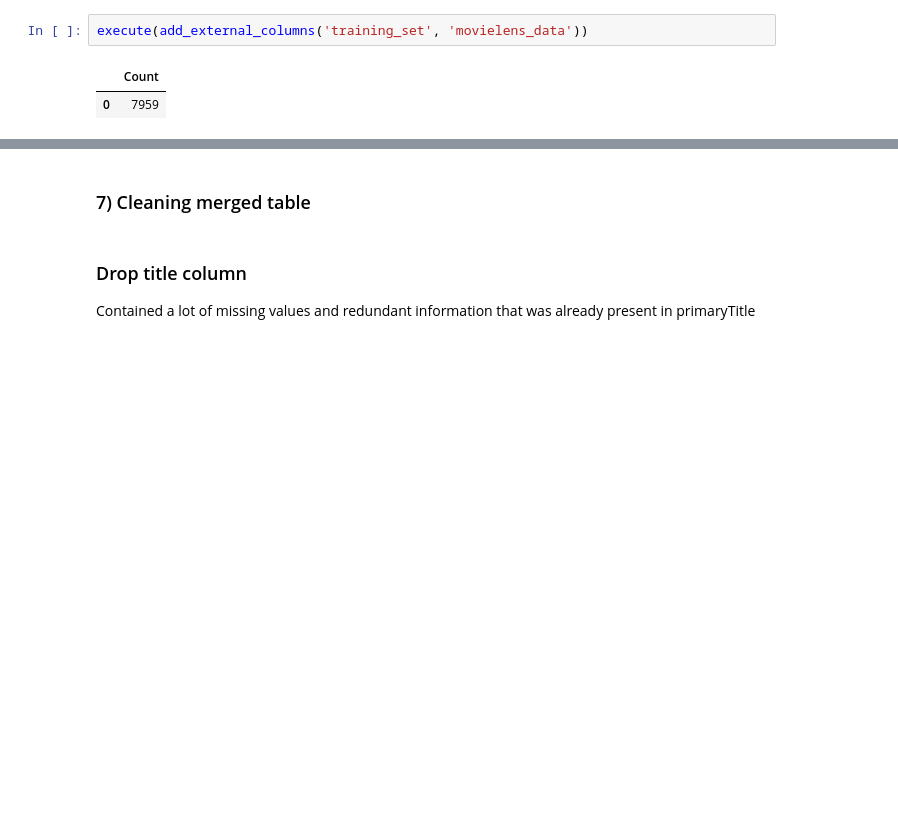
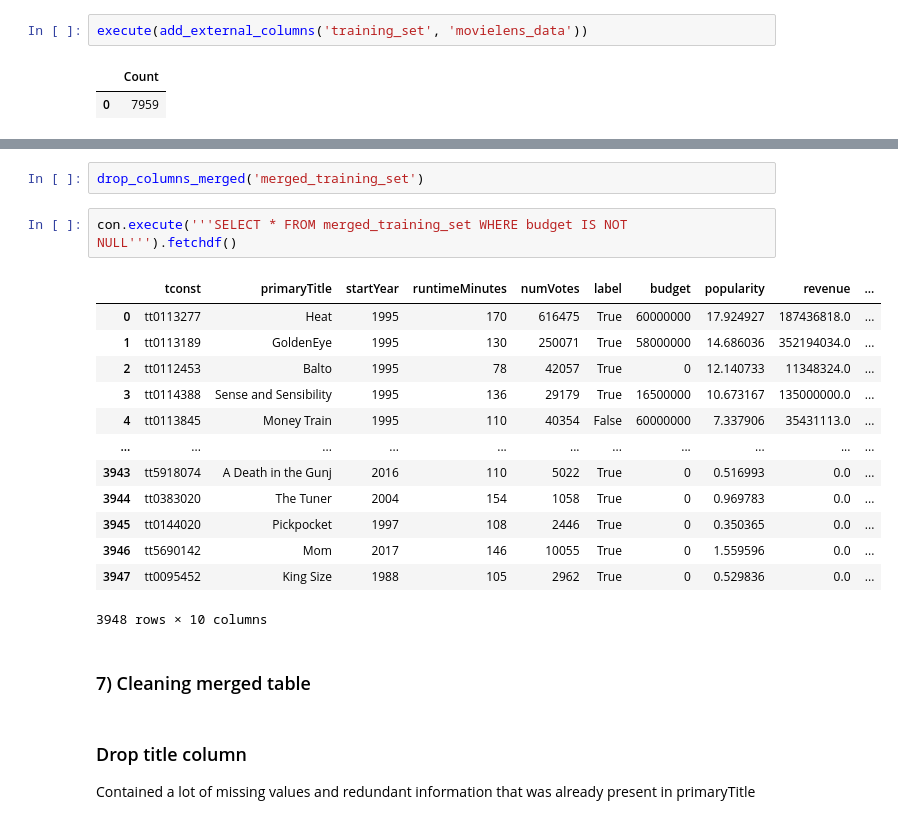
Before and after one commit to Rohan-Deshamudre/big-data-course-2022-projects, a Jupyter notebook: imdb/IMDB-Revisited.ipynb, the cells around one changed output, grey strips where cells are left out. Cells and saved outputs as stored; diff of their text form; blank space fills up the shorter version.

```diff
--- a/imdb/IMDB-Revisited.ipynb
+++ b/imdb/IMDB-Revisited.ipynb
@@ -616,3 +448,21 @@ con.execute('''SELECT * FROM merged_training_set''').fetchdf()
+# %%
+drop_columns_merged('merged_training_set')
+# %%
+con.execute('''SELECT * FROM merged_training_set WHERE budget IS NOT NULL''').fetchdf()
+# %% [output]
+|  | tconst | primaryTitle | startYear | runtimeMinutes | numVotes | label | budget | popularity | revenue | ... |
+| 0 | tt0113277 | Heat | 1995 | 170 | 616475 | True | 60000000 | 17.924927 | 187436818.0 | ... |
+| 1 | tt0113189 | GoldenEye | 1995 | 130 | 250071 | True | 58000000 | 14.686036 | 352194034.0 | ... |
+| 2 | tt0112453 | Balto | 1995 | 78 | 42057 | True | 0 | 12.140733 | 11348324.0 | ... |
+| 3 | tt0114388 | Sense and Sensibility | 1995 | 136 | 29179 | True | 16500000 | 10.673167 | 135000000.0 | ... |
+| 4 | tt0113845 | Money Train | 1995 | 110 | 40354 | False | 60000000 | 7.337906 | 35431113.0 | ... |
+| ... | ... | ... | ... | ... | ... | ... | ... | ... | ... | ... |
+| 3943 | tt5918074 | A Death in the Gunj | 2016 | 110 | 5022 | True | 0 | 0.516993 | 0.0 | ... |
+| 3944 | tt0383020 | The Tuner | 2004 | 154 | 1058 | True | 0 | 0.969783 | 0.0 | ... |
+| 3945 | tt0144020 | Pickpocket | 1997 | 108 | 2446 | True | 0 | 0.350365 | 0.0 | ... |
+| 3946 | tt5690142 | Mom | 2017 | 146 | 10055 | True | 0 | 1.559596 | 0.0 | ... |
+| 3947 | tt0095452 | King Size | 1988 | 105 | 2962 | True | 0 | 0.529836 | 0.0 | ... |
+3948 rows × 10 columns
 # %% [markdown]
 ### 7) Cleaning merged table
 # %% [markdown]
```
Also changed, not shown: parts of 25 cells of this notebook, 3 other files.
